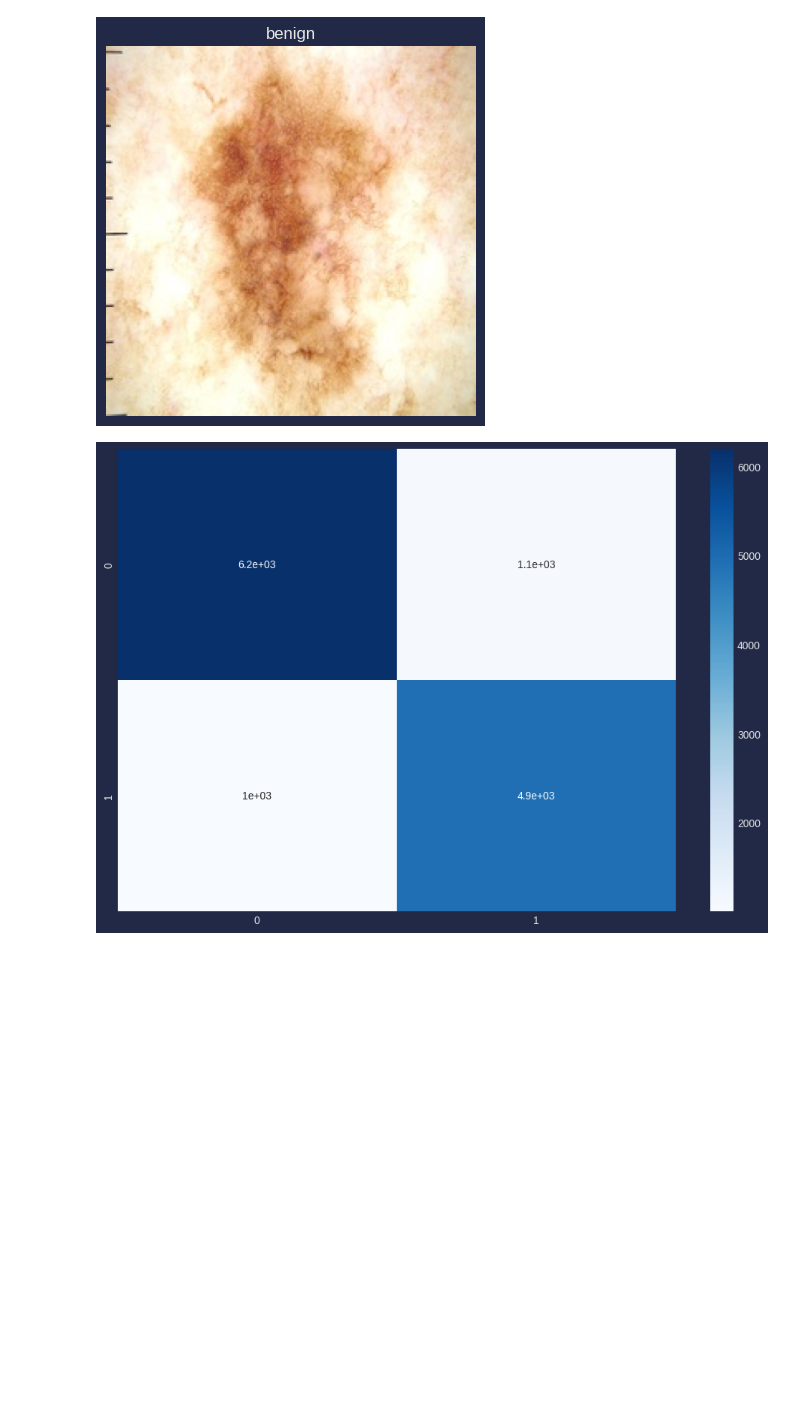
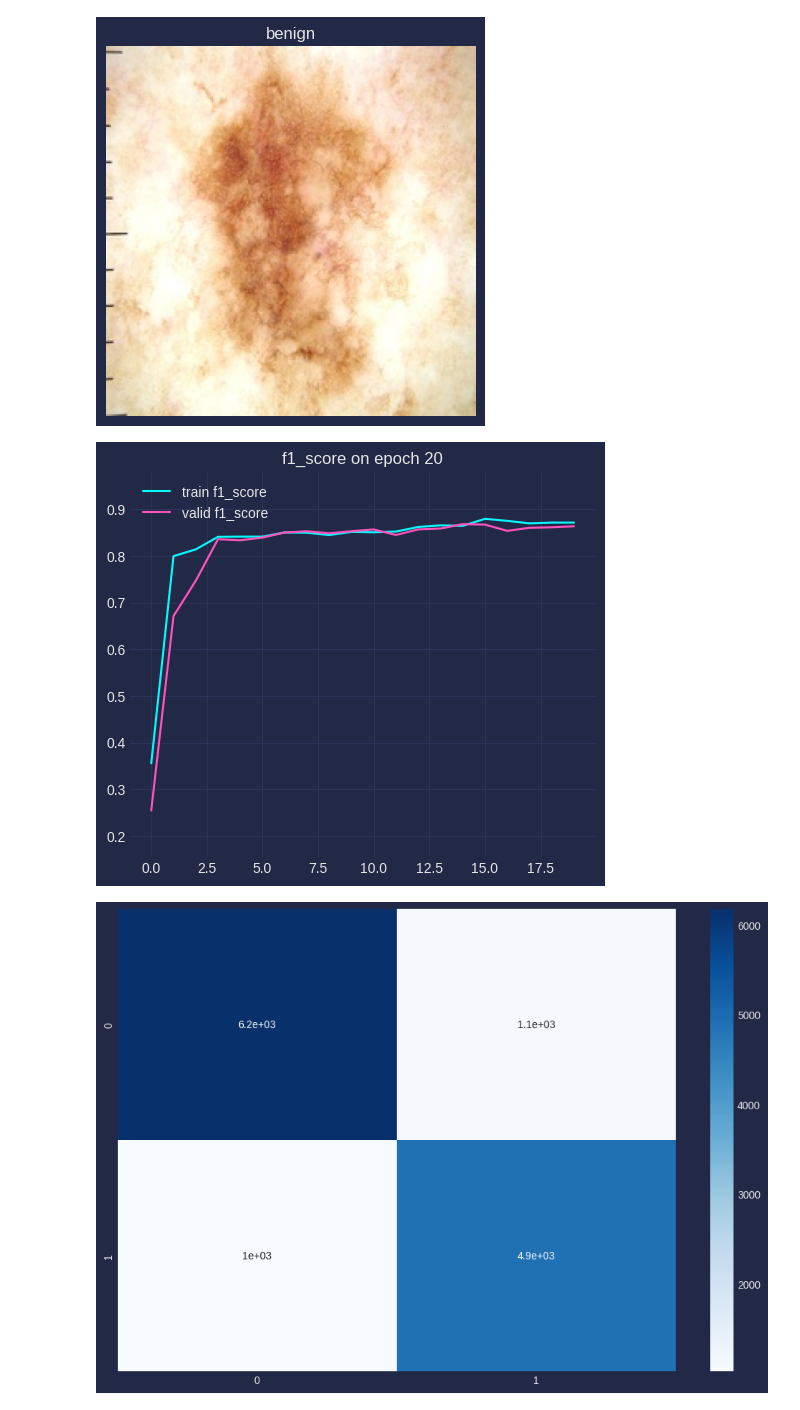
Before and after one commit to allspicepaege/nn_project, a Jupyter notebook: notebooks/resnet_train_SCMB.ipynb, the cells around one changed output. Saved outputs shown, nothing was run; the diff lists cells and outputs as text; code cells hidden in the pictures; blank space fills up the shorter version.

```diff
--- a/notebooks/resnet_train_SCMB.ipynb
+++ b/notebooks/resnet_train_SCMB.ipynb
@@ -303,15 +303,15 @@ get_prediction(path)
 path = '../models/resnet_weights_SCMB.pt'
 torch.save(model_SCMB.state_dict(), path)
 # %%
-# def plot_f1(history, grid=True):
-#     fig, ax = plt.subplots(1,1, figsize=(6,5))
+def plot_f1(history, grid=True):
+    fig, ax = plt.subplots(1,1, figsize=(6,5))
 
-#     ax.plot(history['f1_score_train'], label='train f1_score')
-#     ax.plot(history['f1_score_valid'], label='valid f1_score ')
-#     ax.set_title(f'f1_score on epoch {len(history["f1_score_train"])}')
-#     ax.grid(grid)
-#     ax.set_ylim((min(history['f1_score_train'] + history['f1_score_valid']) - .1, max(history['f1_score_train'] + history['f1_score_valid']) + .1))
-#     ax.legend()
+    ax.plot(history['f1_score_train'], label='train f1_score')
+    ax.plot(history['f1_score_valid'], label='valid f1_score ')
+    ax.set_title(f'f1_score on epoch {len(history["f1_score_train"])}')
+    ax.grid(grid)
+    ax.set_ylim((min(history['f1_score_train'] + history['f1_score_valid']) - .1, max(history['f1_score_train'] + history['f1_score_valid']) + .1))
+    ax.legend()
 
 
-#     plt.show()
+    plt.show()
@@ -320,3 +318,7 @@ torch.save(model_SCMB.state_dict(), path)
+# %%
+plot_f1(res_SCMB)
+# %% [output]
+[figure, added]
 # %%
 fig, ax = plt.subplots(figsize=(12, 8))
 sns.heatmap(confusion_matrix(res_SCMB['y_pred'], res_SCMB['labels']), annot=True, cmap='Blues');
```
Also changed, not shown: parts of 5 cells of this notebook.
